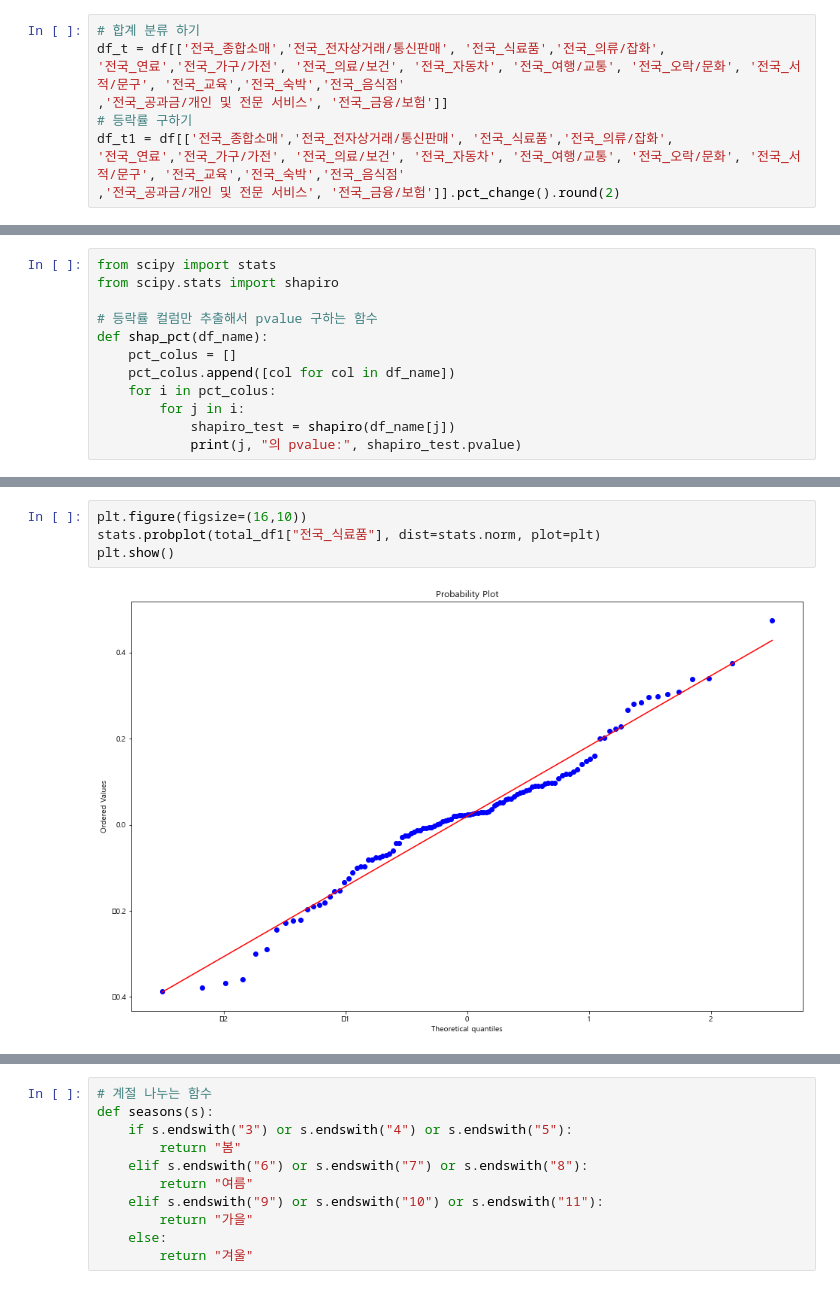
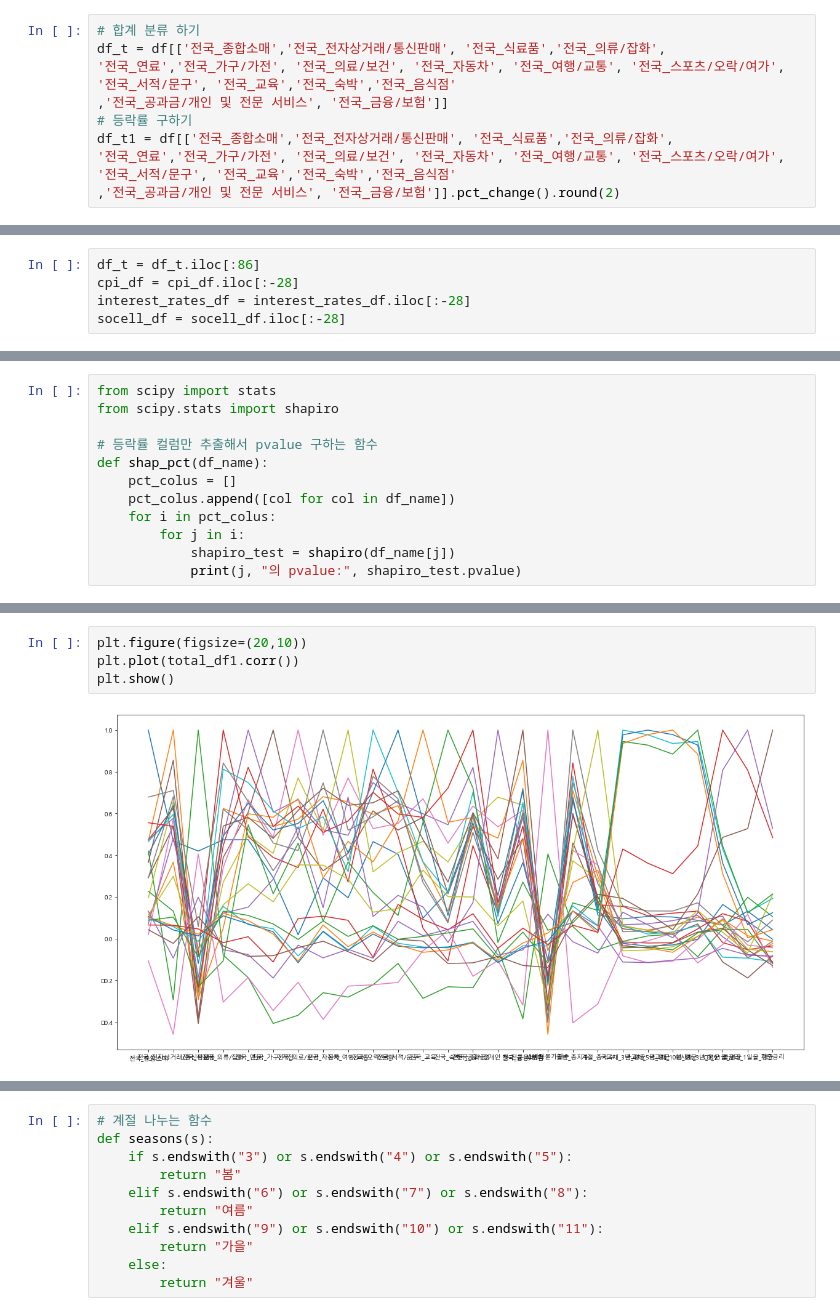
Before and after one commit to KJH3024/test, a Jupyter notebook: 프로젝트1/전국_카드.ipynb, the cells around one changed output, grey strips where cells are left out. Drawn from its saved outputs; the diff is of its cells as text.

```diff
--- a/프로젝트1/전국_카드.ipynb
+++ b/프로젝트1/전국_카드.ipynb
@@ -50,9 +50,9 @@ Index(['전국_합계', '전국_종합소매', '전국_백화점', '전국_대
 # %%
 # 합계 분류 하기
 df_t = df[['전국_종합소매','전국_전자상거래/통신판매', '전국_식료품','전국_의류/잡화',
-'전국_연료','전국_가구/가전', '전국_의료/보건', '전국_자동차', '전국_여행/교통', '전국_오락/문화', '전국_서적/문구', '전국_교육','전국_숙박','전국_음식점'
+'전국_연료','전국_가구/가전', '전국_의료/보건', '전국_자동차', '전국_여행/교통', '전국_스포츠/오락/여가', '전국_서적/문구', '전국_교육','전국_숙박','전국_음식점'
 ,'전국_공과금/개인 및 전문 서비스', '전국_금융/보험']]
 # 등락률 구하기
 df_t1 = df[['전국_종합소매','전국_전자상거래/통신판매', '전국_식료품','전국_의류/잡화',
-'전국_연료','전국_가구/가전', '전국_의료/보건', '전국_자동차', '전국_여행/교통', '전국_오락/문화', '전국_서적/문구', '전국_교육','전국_숙박','전국_음식점'
+'전국_연료','전국_가구/가전', '전국_의료/보건', '전국_자동차', '전국_여행/교통', '전국_스포츠/오락/여가', '전국_서적/문구', '전국_교육','전국_숙박','전국_음식점'
 ,'전국_공과금/개인 및 전문 서비스', '전국_금융/보험']].pct_change().round(2)
@@ -252 +265,6 @@ total_csi
+# %%
+df_t = df_t.iloc[:86]
+cpi_df = cpi_df.iloc[:-28]
+interest_rates_df = interest_rates_df.iloc[:-28]
+socell_df = socell_df.iloc[:-28]
 # %% [markdown]
@@ -341,6 +509,6 @@ sns.distplot(total_df1['전국_식료품'])
 # %%
-plt.figure(figsize=(16,10))
-stats.probplot(total_df1["전국_식료품"], dist=stats.norm, plot=plt)
+plt.figure(figsize=(20,10))
+plt.plot(total_df1.corr())
 plt.show()
 # %% [output]
-[figure, old version]
+[figure, new version]
```
Also changed, not shown: parts of 23 cells of this notebook.
